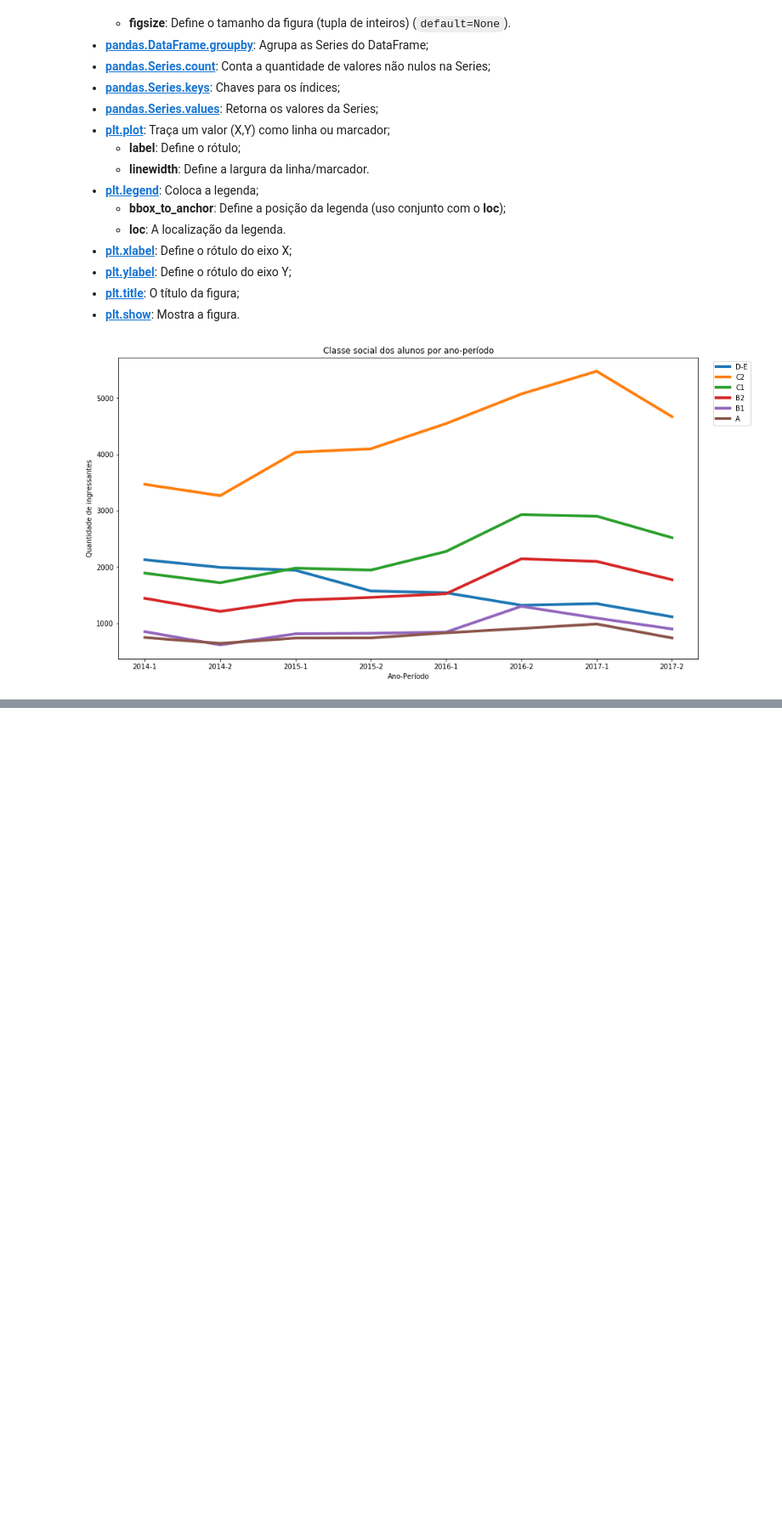
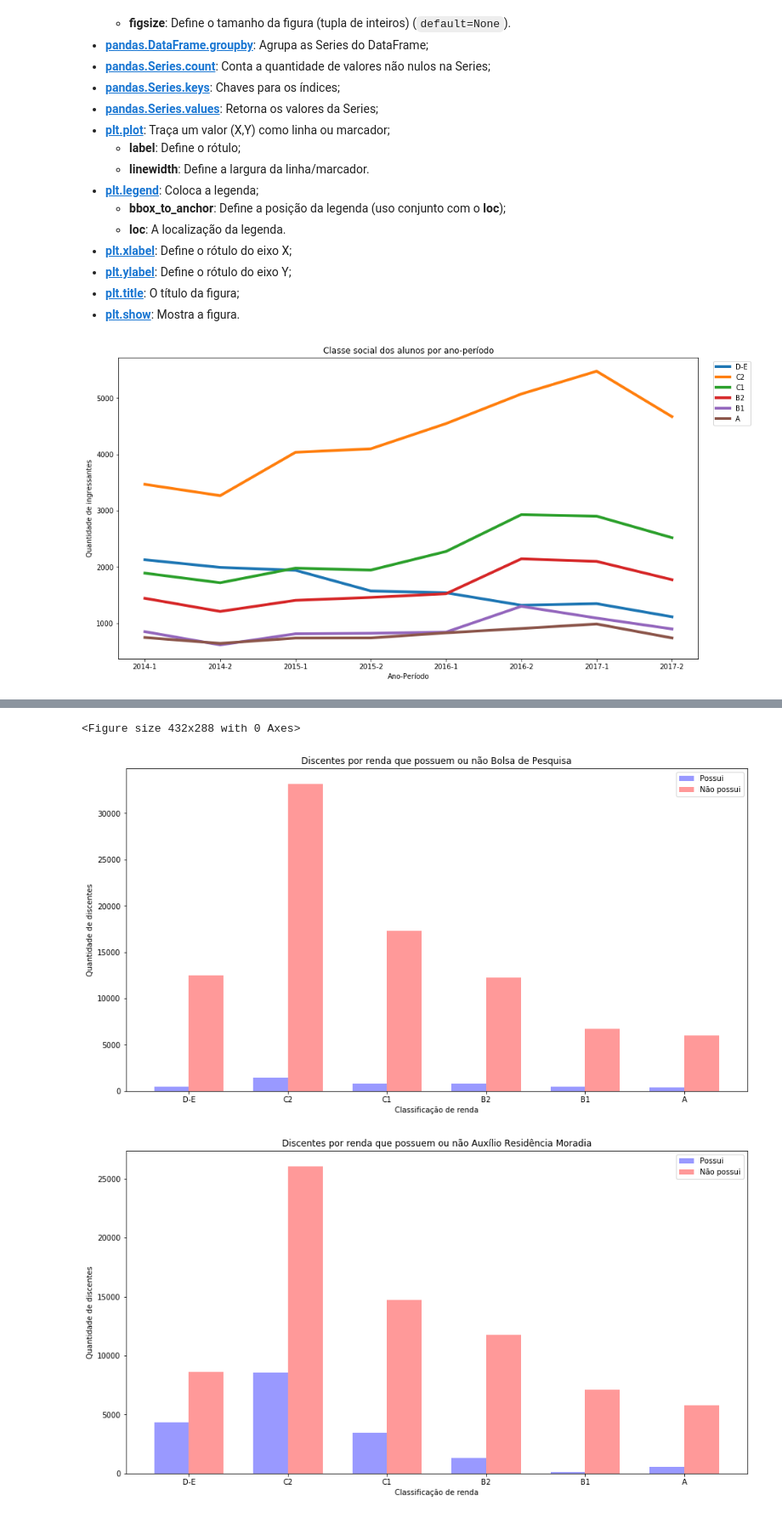
Before and after one commit to alvarofpp/python-day-analise-ufrn, a Jupyter notebook: socioeconomico.ipynb, the cells around one changed output, grey strips where cells are left out. Shown: that part at 85% size. Saved outputs shown, nothing was run; the diff lists cells and outputs as text; code cells hidden in the pictures; blank space fills up the shorter version.

Commit message:
Gráfico das bolsas por renda

```diff
--- a/socioeconomico.ipynb
+++ b/socioeconomico.ipynb
@@ -202,0 +214,52 @@ plt.show()
+# %%
+# Índices de barras que teremos no gráfico
+index = np.arange(len(labels))
+# Tamanho da barra
+bar_width = 0.35
+# Opacidade
+opacity = 0.4
+
+# Auxílios
+auxilios = ['possui_bolsa_pesquisa', 'possui_auxilio_residencia_moradia',
+            'possui_auxilio_alimentacao', 'possui_auxilio_transporte']
+# Títulos do gráfico
+title = [ 'Bolsa de Pesquisa', 'Auxílio Residência Moradia', 'Auxílio Alimentação', 'Auxílio Transporte' ]
+
+for i in range(len(auxilios)):
+    # Criamos uma nova figura
+    fig = plt.figure(i+1)
+
+    # Definimos o tamanho da figura que terá o gráfico
+    plt.figure(figsize=(15,8))
+
+    # Pegamos a quantidade de discentes por grupo que possuem ou não o auxilio
+    classes_auxilios = {
+        't': df_graph_classe[
+            df_graph_classe[auxilios[i]] == 't'
+        ].groupby('classe')['id_discente'].count(),
+        'f': df_graph_classe[
+            df_graph_classe[auxilios[i]] == 'f'
+        ].groupby('classe')['id_discente'].count()
+    }
+
+    # Barra dos que possuem o auxílio
+    plt.bar(index, classes_auxilios['t'].values, bar_width,
+                    alpha=opacity, color='b', label='Possui')
+
+    # Barra dos que não possuem o auxílio
+    plt.bar(index + bar_width, classes_auxilios['f'].values, bar_width,
+                    alpha=opacity, color='r', label='Não possui')
+
+    # Demais configurações do gráfico
+    plt.xlabel('Classificação de renda')
+    plt.ylabel('Quantidade de discentes')
+    plt.title('Discentes por renda que possuem ou não {}'.format(title[i]))
+    plt.xticks(index + bar_width / 2, labels)
+    plt.legend()
+
+# Exibimos todos os gráficos de uma só vez
+plt.show()
+# %% [output]
+<Figure size 432x288 with 0 Axes>
+[figure, added]
+[figure, added]
```
Also changed, not shown: parts of 5 cells of this notebook.
